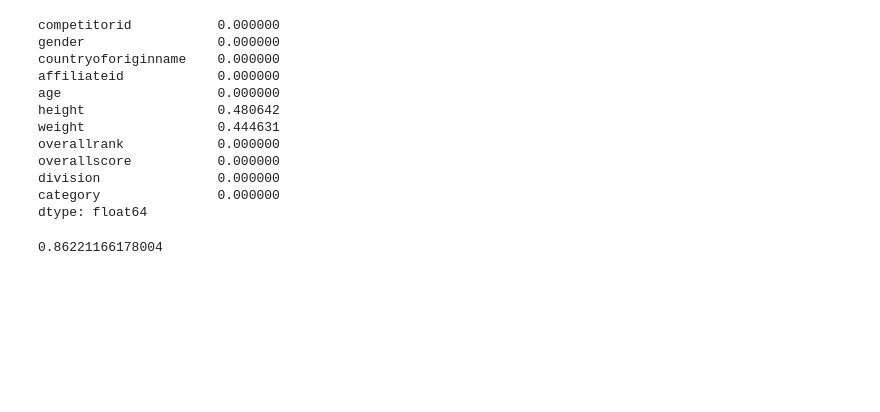
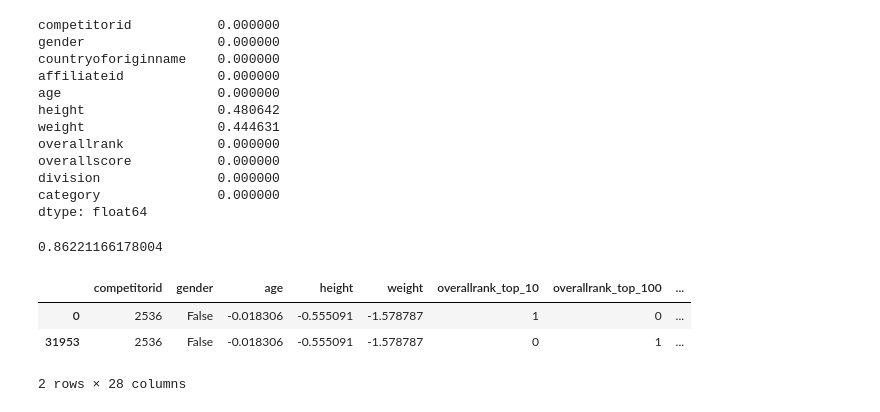
Before and after one commit to Pabsm94/DataScientist_Nanodegree_Udacity, a Jupyter notebook: [DS Nanodegree] - Project 1.ipynb, the cells around one changed output. Cells and saved outputs as stored; diff of their text form; code cells hidden in the pictures; blank space fills up the shorter version.

```diff
--- a/[DS Nanodegree] - Project 1.ipynb
+++ b/[DS Nanodegree] - Project 1.ipynb
@@ -259,6 +257,30 @@ dtype: float64
 crossfit_open_athletes_2019_filtered[crossfit_open_athletes_2019_filtered.height.isna()].weight.isna().mean()
 # %% [output]
 0.86221166178004
+# %%
+from sklearn.preprocessing import StandardScaler
+######
+crossfit_open_athletes_2019_filtered['gender'].replace({'F':0,'M':1},inplace=True)
+crossfit_open_athletes_2019_filtered['gender'] = crossfit_open_athletes_2019_filtered['gender'].astype('bool')
+df_encoded = crossfit_open_athletes_2019_filtered[['competitorid','gender','age','height','weight','overallrank','division','category']]
+df_encoded.fillna(df_encoded.mean(),inplace=True)
+labels_binning = ['top_10','top_100','top_1000','top_10000','top_100000','top_200000']
+no_bins = [0,10,100,1000,10000,100000,200000]
+df_encoded['overallrank'] = pd.cut(df_encoded['overallrank'], bins=no_bins, labels=labels_binning)
+# from sklearn.impute import KNNImputer
+# imputer = KNNImputer(n_neighbors=3)
+# df_encoded[['height','weight']] = imputer.fit_transform(df_encoded[['height','weight']])
+scaler = StandardScaler()
+df_encoded[['age', 'height','weight']] = StandardScaler().fit_transform(df_encoded[['age', 'height','weight']])
+####
+df_encoded = pd.get_dummies(df_encoded, columns=['overallrank','division','category'])
+# %%
+df_encoded.loc[df_encoded.competitorid==2536]
+# %% [output]
+|  | competitorid | gender | age | height | weight | overallrank_top_10 | overallrank_top_100 | ... |
+| 0 | 2536 | False | -0.018306 | -0.555091 | -1.578787 | 1 | 0 | ... |
+| 31953 | 2536 | False | -0.018306 | -0.555091 | -1.578787 | 0 | 1 | ... |
+2 rows × 28 columns
 # %%
 crossfit_open_scores_2019 = read_file_csv(crossfit_open_scores_2019_file)
 crossfit_open_scores_2019.head()
```
Also changed, not shown: parts of 8 cells of this notebook.
